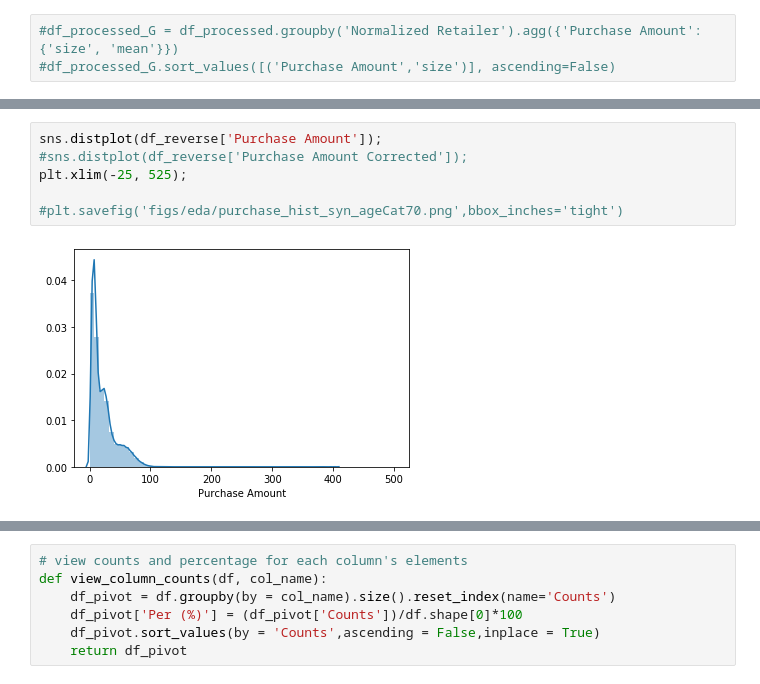
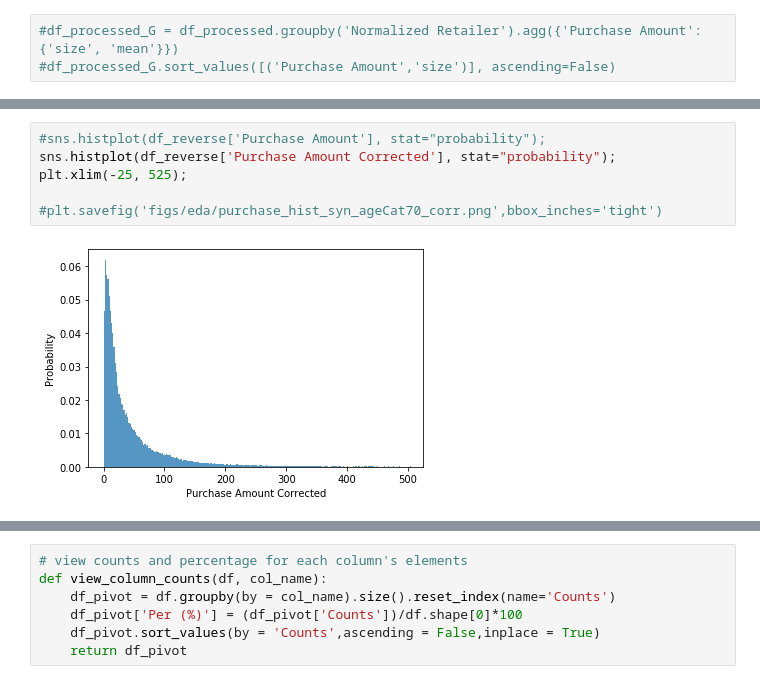
Before and after one commit to rui-zhang-ocean/Predict_Transactions, a Jupyter notebook: check_synthetic_data.ipynb, the cells around one changed output, grey strips where cells are left out. Cells and saved outputs as stored; diff of their text form.

```diff
--- a/check_synthetic_data.ipynb
+++ b/check_synthetic_data.ipynb
@@ -265,11 +269,11 @@ df_reverse.head()
 # %%
-sns.distplot(df_reverse['Purchase Amount']);
-#sns.distplot(df_reverse['Purchase Amount Corrected']);
+#sns.histplot(df_reverse['Purchase Amount'], stat="probability");
+sns.histplot(df_reverse['Purchase Amount Corrected'], stat="probability");
 plt.xlim(-25, 525);
 
-#plt.savefig('figs/eda/purchase_hist_syn_ageCat70.png',bbox_inches='tight')
+#plt.savefig('figs/eda/purchase_hist_syn_ageCat70_corr.png',bbox_inches='tight')
 # %% [output]
-[figure, old version]
+[figure, new version]
 # %%
 sns.distplot(df_reverse['Age']);
 plt.xlim(10, 130);
```
Also changed, not shown: parts of 12 cells of this notebook, 1 other file.
